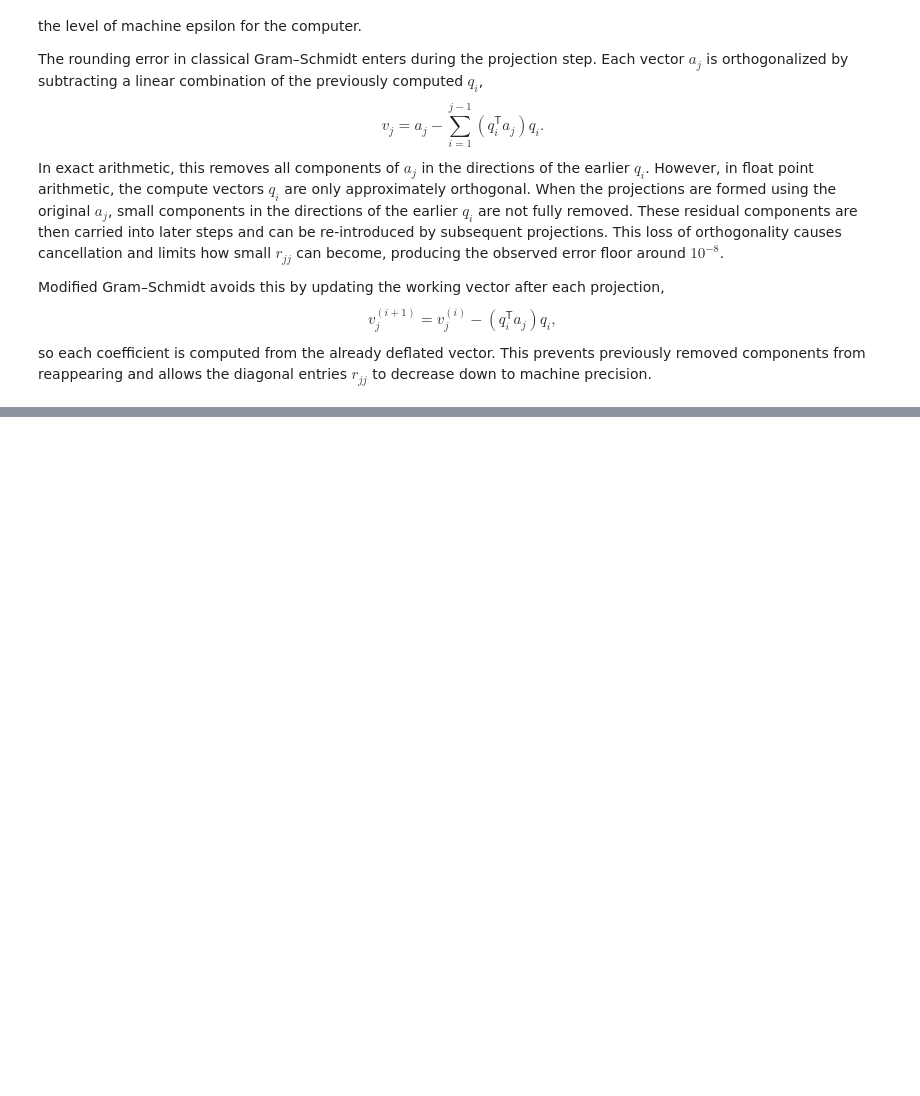
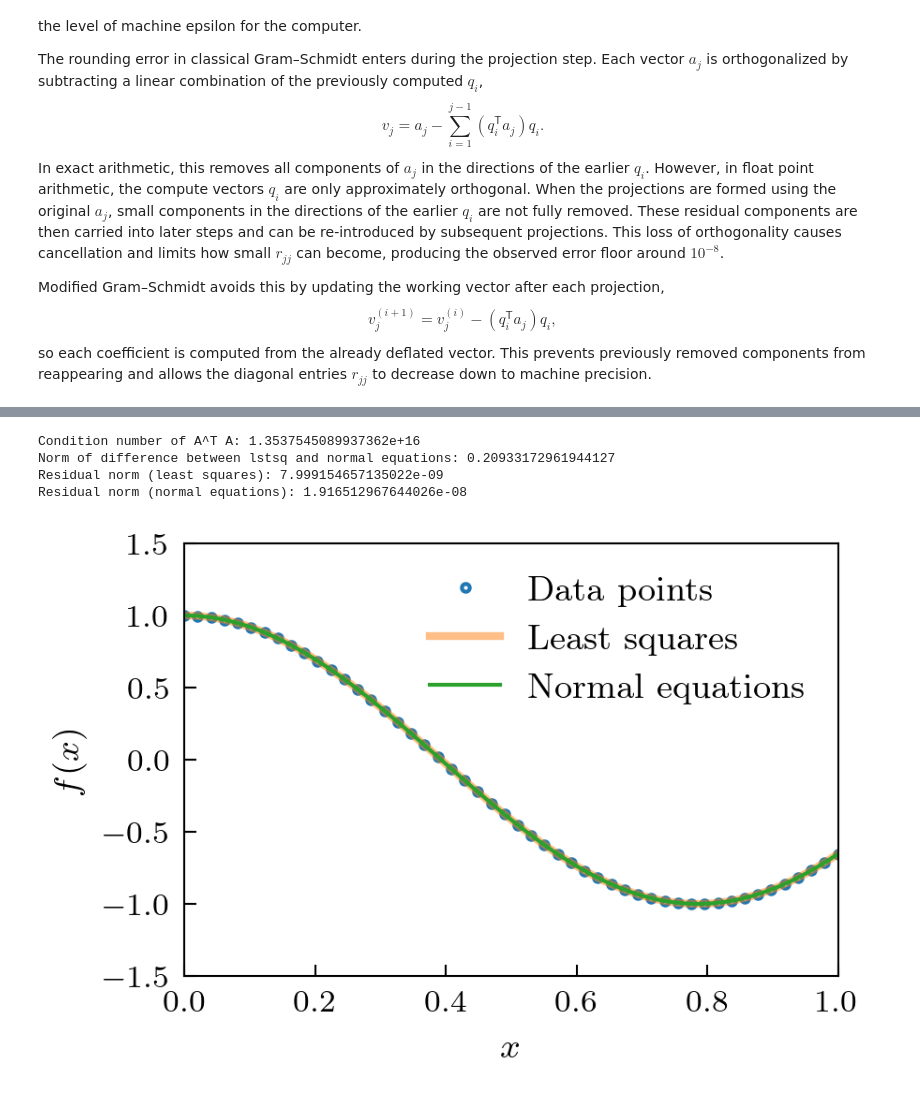
Before and after one commit to rycroft-group/math513, a Jupyter notebook: 2_qr+lstsq/2_qr+lstsq.ipynb, the cells around one changed output, grey strips where cells are left out. Cells and saved outputs as stored; diff of their text form; code cells hidden in the pictures; blank space fills up the shorter version.

```diff
--- a/2_qr+lstsq/2_qr+lstsq.ipynb
+++ b/2_qr+lstsq/2_qr+lstsq.ipynb
@@ -172,0 +185,59 @@ so each coefficient is computed from the already deflated vector. This prevents
+# %%
+# Vandermonde interpolation function
+n = 12
+def vander_func(x, b):
+    fx = 0
+    for j in range(n):
+        fx += b[j] * x**j
+    return fx
+
+# Create data and a truncated Vandermonde matrix
+x = np.linspace(0, 1, 50)
+A = np.vander(x, n, increasing=True)
+y = np.cos(4.*x)
+
+# Solve using the built-in least squares function
+b_lstsq = np.linalg.lstsq(A, y, rcond=None)[0]
+
+# Solve using the normal equations
+AT = np.transpose(A)
+ATA = AT @ A
+print(f'Condition number of A^T A: {np.linalg.cond(ATA)}')
+b_noreq = np.linalg.solve(ATA, AT @ y)
+
+# Evaluate the difference between the two parameter sets
+print(f'Norm of difference between lstsq and normal equations: {np.linalg.norm(b_lstsq - b_noreq)}')
+
+# Calculate the residuals
+residual_lstsq = np.linalg.norm(A @ b_lstsq - y)
+residual_noreq = np.linalg.norm(A @ b_noreq - y)
+print(f'Residual norm (least squares): {residual_lstsq}')
+print(f'Residual norm (normal equations): {residual_noreq}')
+
+# Plot the results
+fig, ax = plt.subplots(1, 1, figsize=(3, 2), dpi=300)
+xnew = np.linspace(0, 1, 200)
+vnew_lstsq = [vander_func(x, b_lstsq) for x in xnew]
+vnew_noreq = [vander_func(x, b_noreq) for x in xnew]
+ax.plot(x, y, 'o', ms=2, color='tab:blue', mfc='none', label='Data points')
+ax.plot(xnew, vnew_lstsq, '-', lw=2, alpha=0.5, color='tab:orange', label='Least squares')
+ax.plot(xnew, vnew_noreq, '-', color='tab:green', label='Normal equations')
+# Formatting
+ax.legend(loc='upper right', fontsize=9)
+ax.set_xlabel('$x$', fontsize=9)
+ax.set_ylabel('$f(x)$', fontsize=9)
+ax.set_xlim(0, 1)
+ax.set_ylim(-1.5, 1.5)
+# Prettify
+ax.tick_params(axis='both', which='major', labelsize=8)
+ax.tick_params(axis='both', which='minor', bottom=False, left=False)
+ax.tick_params(axis='both', which='both', right=False, top=False)
+# Save figure
+# plt.savefig('results/lfit.pdf', bbox_inches='tight', transparent=True)
+plt.show()
+# %% [output]
+Condition number of A^T A: 1.3537545089937362e+16
+Norm of difference between lstsq and normal equations: 0.20933172961944127
+Residual norm (least squares): 7.999154657135022e-09
+Residual norm (normal equations): 1.916512967644026e-08
+[figure, added]
```
Also changed, not shown: parts of 24 cells of this notebook, 3 other files.
